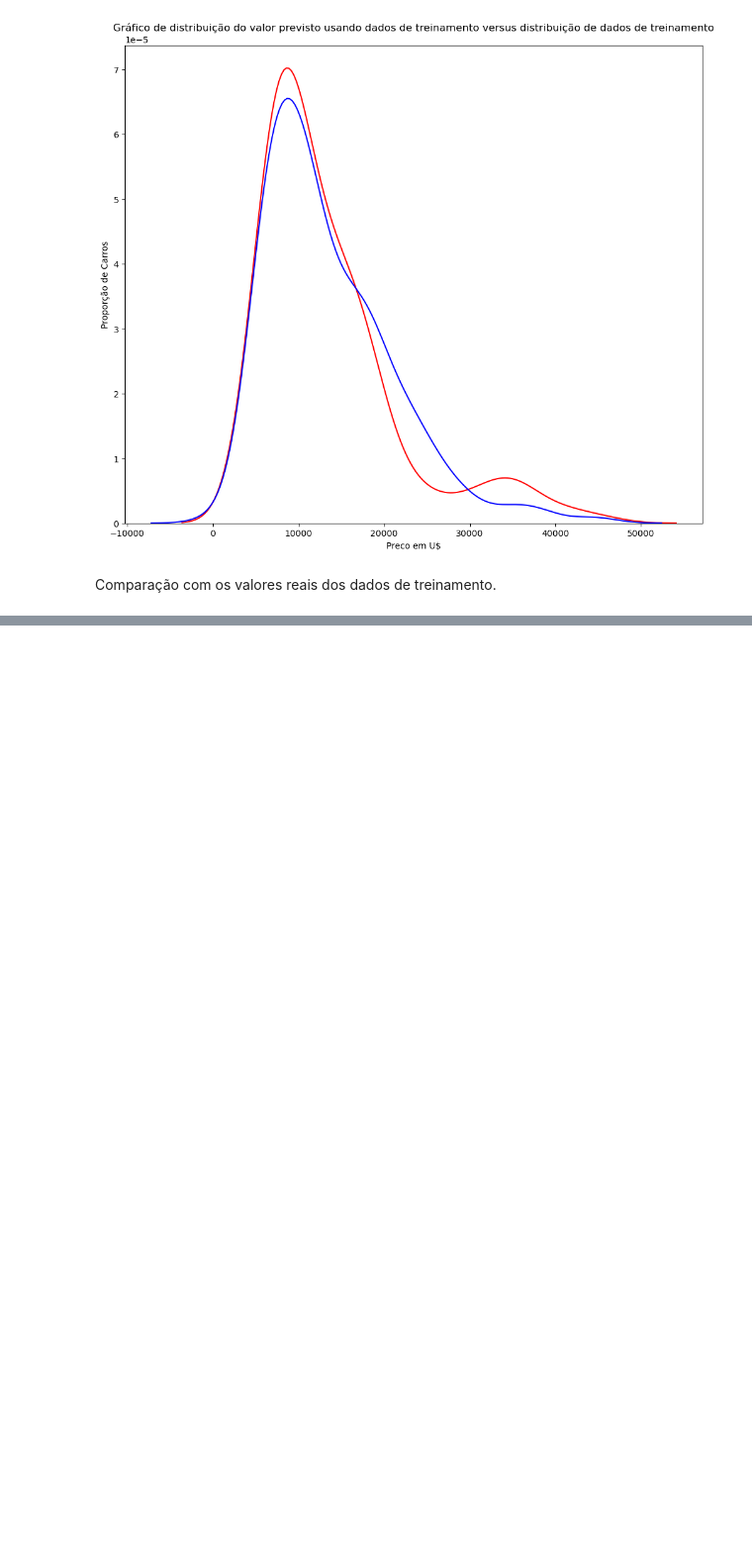
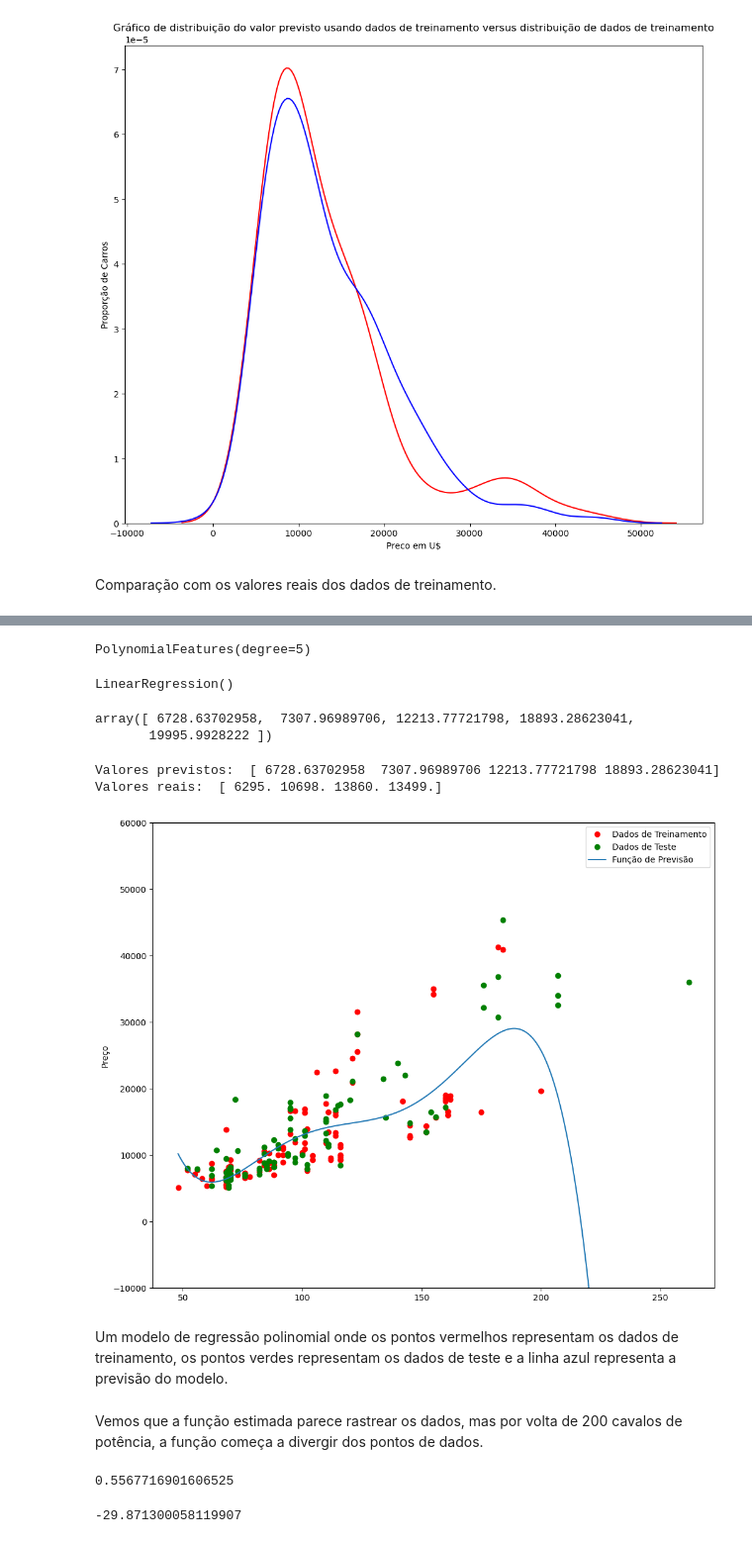
Before and after one commit to lzmattana/IBM-DataScience, a Jupyter notebook: data-analysis-with-python/ds-carros/carros85_avaliação_refinamento.ipynb, the cells around one changed output, grey strips where cells are left out. Shown at 99% size. Saved outputs shown, nothing was run; the diff lists cells and outputs as text; code cells hidden in the pictures; blank space fills up the shorter version.

```diff
--- a/data-analysis-with-python/ds-carros/carros85_avaliação_refinamento.ipynb
+++ b/data-analysis-with-python/ds-carros/carros85_avaliação_refinamento.ipynb
@@ -223,0 +235,49 @@ Comparação com os valores reais dos dados de treinamento.
+# %%
+# Vamos usar 55% dos dados para treinamento e o restante para teste:
+x_treino, x_teste, y_treino, y_teste = train_test_split(x_data, y_data, test_size=0.45, random_state=0)
+# %%
+# Realizaremos uma transformação polinomial de grau 5 no recurso 'cavalos de potência'.
+pr = PolynomialFeatures(degree=5)
+x_treino_pr = pr.fit_transform(x_train[['potencia']])
+x_teste_pr = pr.fit_transform(x_test[['potencia']])
+pr
+# %% [output]
+PolynomialFeatures(degree=5)
+# %%
+# Agora, vamos criar um modelo de regressão linear "poly" e treiná-lo.
+poly = LinearRegression()
+poly.fit(x_treino_pr, y_treino)
+# %% [output]
+LinearRegression()
+# %%
+# Podemos ver o resultado do nosso modelo usando o método “predict”. Atribuímos os valores a "yhat".
+yhat = poly.predict(x_test_pr)
+yhat[0:5]
+# %% [output]
+array([ 6728.63702958,  7307.96989706, 12213.77721798, 18893.28623041,
+       19995.9928222 ])
+# %%
+# Vamos pegar os primeiros cinco valores previstos e compará-los com as metas reais.
+print("Valores previstos: ", yhat[0:4])
+print("Valores reais: ", y_test[0:4].values)
+# %% [output]
+Valores previstos:  [ 6728.63702958  7307.96989706 12213.77721798 18893.28623041]
+Valores reais:  [ 6295. 10698. 13860. 13499.]
+# %%
+PollyPlot(x_treino['potencia'], x_teste['potencia'], y_treino, y_teste, poly,pr)
+# %% [output]
+[figure, added]
+# %% [markdown]
+Um modelo de regressão polinomial onde os pontos vermelhos representam os dados de treinamento, os pontos verdes representam os dados de teste e a linha azul representa a previsão do modelo.
+# %% [markdown]
+Vemos que a função estimada parece rastrear os dados, mas por volta de 200 cavalos de potência, a função começa a divergir dos pontos de dados.
+# %%
+# R² para dados de treino
+poly.score(x_treino_pr, y_treino)
+# %% [output]
+0.5567716901606525
+# %%
+# R² para dados de teste
+poly.score(x_teste_pr, y_teste)
+# %% [output]
+-29.871300058119907
```
Also changed, not shown: parts of 10 cells of this notebook, 1 other file.
